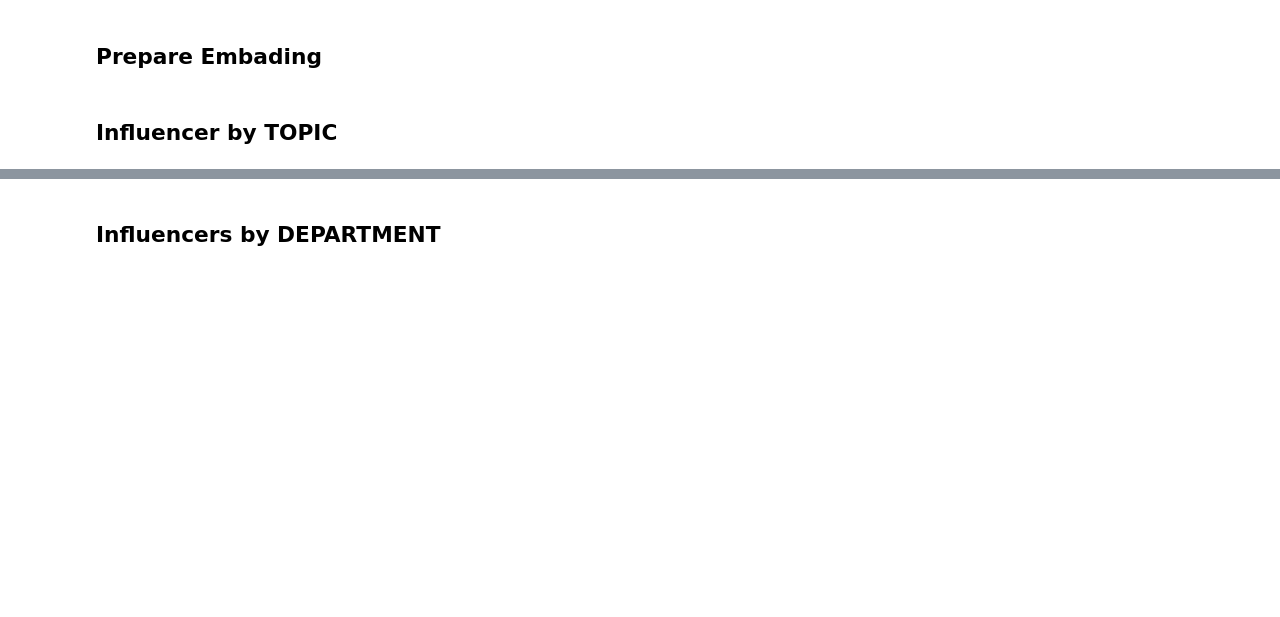
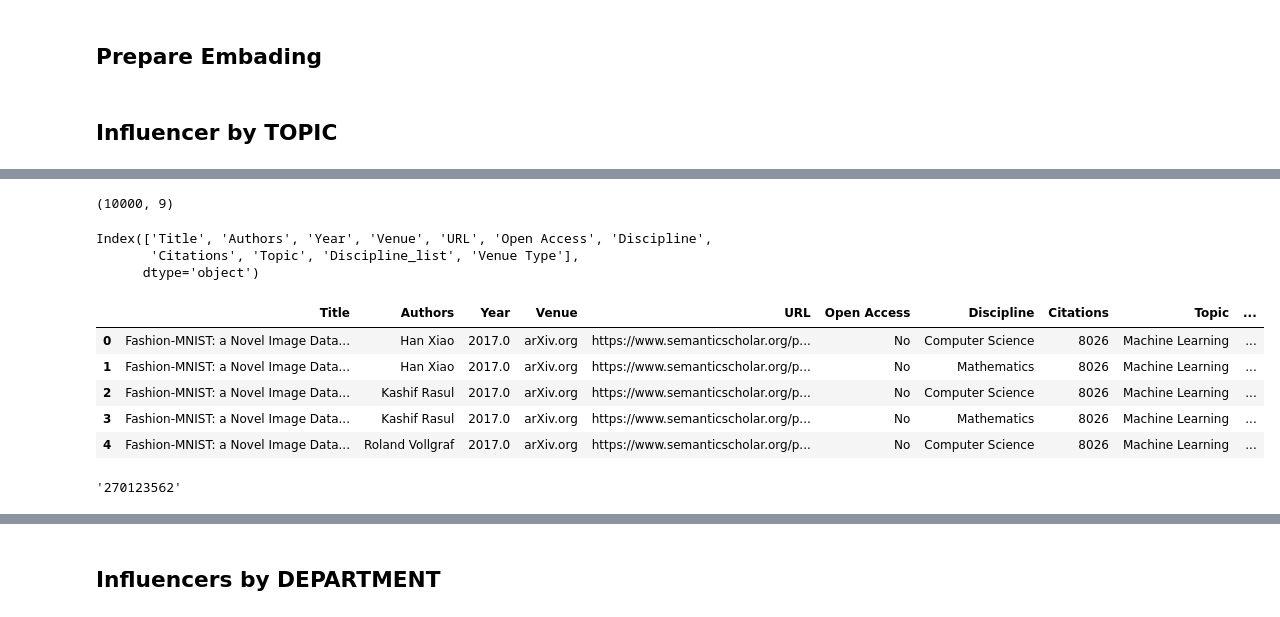
Before and after one commit to mahadyRayhan/Knowledge-Graph-RAG, a Jupyter notebook: PI_ranking.ipynb, the cells around one changed output, grey strips where cells are left out. Saved outputs shown, nothing was run; the diff lists cells and outputs as text; code cells hidden in the pictures; blank space fills up the shorter version.

Commit message:
fixed data frames

```diff
--- a/PI_ranking.ipynb
+++ b/PI_ranking.ipynb
@@ -871,0 +920,7 @@ Formatting influencer data for PI IDs: ['269757420', '000166285', '269951871', '
+# %%
+scholar_data = pd.read_csv('data/scholer_recommendation.csv')
+scholar_data = scholar_data.drop(columns=["Abstract", "Keywords"], axis=1)
+scholar_data.rename(columns={'Fields of Study': 'Discipline', 'Category': 'Topic'}, inplace=True)
+scholar_data.shape
+# %% [output]
+(10000, 9)
@@ -871,0 +940,53 @@ Formatting influencer data for PI IDs: ['269757420', '000166285', '269951871', '
+# %%
+duplicate_count, duplicate_list = duplicate_row_check(scholar_data)
+scholar_data['Authors_list'] = scholar_data['Authors'].str.split(',')
+scholar_data = scholar_data.explode('Authors_list').reset_index(drop=True)
+scholar_data["Authors"] = scholar_data["Authors_list"]
+scholar_data.drop(["Authors_list"], axis=1, inplace=True)
+
+scholar_data['Discipline_list'] = scholar_data['Discipline'].str.split(',')
+scholar_data = scholar_data.explode('Discipline_list').reset_index(drop=True)
+scholar_data["Discipline"] = scholar_data["Discipline_list"]
+
+duplicate_count, duplicate_list = duplicate_row_check(scholar_data)
+scholar_data.drop(duplicate_list, inplace=True)
+scholar_data.reset_index(drop=True, inplace=True)
+duplicate_count = duplicate_row_check(scholar_data)
+
+scholar_data.dropna(inplace=True)
+duplicate_count = duplicate_row_check(scholar_data)
+
+def categorize_venue(venue):
+    if 'conference' in venue.lower() or 'symposium' in venue.lower() or 'workshop' in venue.lower():
+        return 'Conference'
+    elif 'journal' in venue.lower() or 'transactions' in venue.lower() or 'letters' in venue.lower():
+        return 'Journal'
+    else:
+        return 'Other'
+
+scholar_data['Venue Type'] = scholar_data['Venue'].apply(categorize_venue)
+scholar_data = scholar_data.applymap(lambda x: x.strip() if isinstance(x, str) else x)
+duplicate_count = duplicate_row_check(scholar_data)
+
+scholar_data.drop(duplicate_list, inplace=True)
+scholar_data.reset_index(drop=True, inplace=True)
+duplicate_count = duplicate_row_check(scholar_data)
+# %%
+scholar_data.columns
+# %% [output]
+Index(['Title', 'Authors', 'Year', 'Venue', 'URL', 'Open Access', 'Discipline',
+       'Citations', 'Topic', 'Discipline_list', 'Venue Type'],
+      dtype='object')
+# %%
+scholar_data.head(5)
+# %% [output]
+|  | Title | Authors | Year | Venue | URL | Open Access | Discipline | Citations | Topic | ... |
+| 0 | Fashion-MNIST: a Novel Image Data... | Han Xiao | 2017.0 | arXiv.org | https://www.semanticscholar.org/p... | No | Computer Science | 8026 | Machine Learning | ... |
+| 1 | Fashion-MNIST: a Novel Image Data... | Han Xiao | 2017.0 | arXiv.org | https://www.semanticscholar.org/p... | No | Mathematics | 8026 | Machine Learning | ... |
+| 2 | Fashion-MNIST: a Novel Image Data... | Kashif Rasul | 2017.0 | arXiv.org | https://www.semanticscholar.org/p... | No | Computer Science | 8026 | Machine Learning | ... |
+| 3 | Fashion-MNIST: a Novel Image Data... | Kashif Rasul | 2017.0 | arXiv.org | https://www.semanticscholar.org/p... | No | Mathematics | 8026 | Machine Learning | ... |
+| 4 | Fashion-MNIST: a Novel Image Data... | Roland Vollgraf | 2017.0 | arXiv.org | https://www.semanticscholar.org/p... | No | Computer Science | 8026 | Machine Learning | ... |
+# %%
+max(df_combined.pi_id)
+# %% [output]
+'270123562'
```
Also changed, not shown: parts of 51 cells of this notebook, 13 other files.
